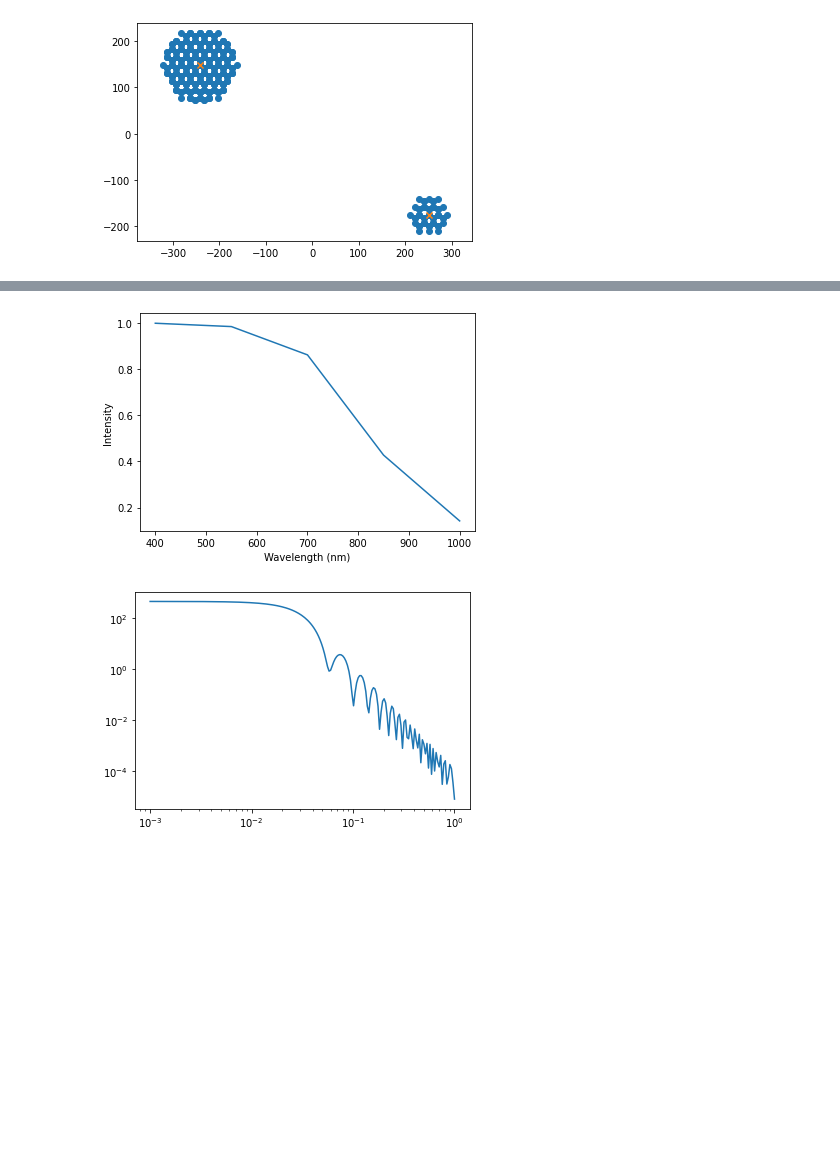
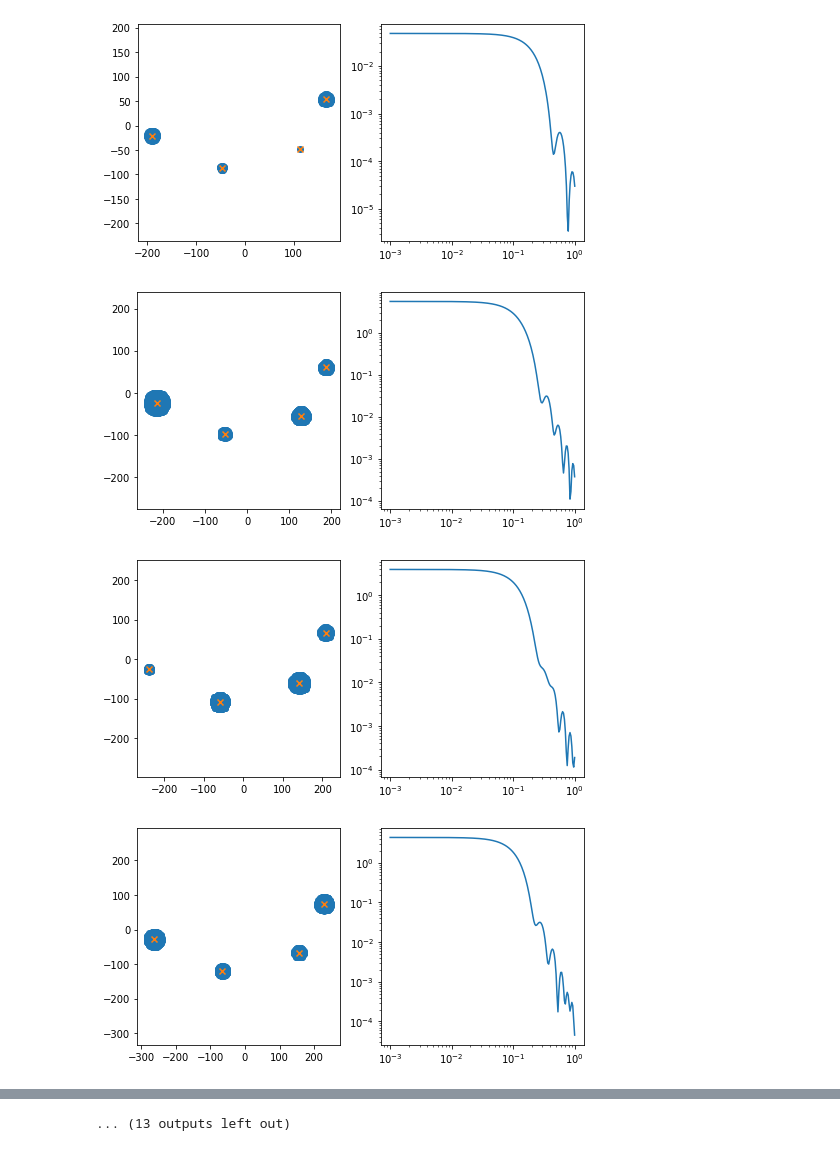
Before and after one commit to pozzo-research-group/HEAD, a Jupyter notebook: notebooks/04-Modelling nanostructure spectra and SAS profiles with polydispersity .ipynb, the cells around one changed output, grey strips where cells are left out. Drawn from its saved outputs; the diff is of its cells as text; code cells hidden in the pictures; blank space fills up the shorter version.

Commit message:
update NB to 1)only change rmu and sigma as variable 2) compare variation in SAS spectra. we will use Hyak branch to check variation in absoprtion spectra

```diff
--- a/notebooks/04-Modelling nanostructure spectra and SAS profiles with polydispersity .ipynb
+++ b/notebooks/04-Modelling nanostructure spectra and SAS profiles with polydispersity .ipynb
@@ -7,3 +8,11 @@ import matplotlib.pyplot as plt
 # %%
-from head import Emulator
-sim = Emulator(r_mu=5)
+sim = Emulator()
+# %%
+X = np.linspace(3,5, num=5)
+Y = np.linspace(1,2, num=5)
+grid = Grid(X,Y)
+fig, ax = plt.subplots()
+ax.scatter(grid.points[:,0], grid.points[:,1])
+ax.set_xlabel(r'$r_{\mu}$')
+ax.set_ylabel(r'$r_{\sigma}$')
+plt.show()
@@ -10,4 +21,15 @@ sim = Emulator(r_mu=5)
 # %%
-sim.plot_structure2d()
+for i in grid:
+    fig, axs = plt.subplots(1,2,figsize=(8,4))
+    sim.make_structure(r_mu=i[0],r_sigma=i[1])
+    sim.plot_structure2d(ax=axs[0])
+    q, pq = sim.get_saxs()
+    axs[1].plot(q, pq)
+    axs[1].set_xscale('log')
+    axs[1].set_yscale('log')
+    plt.show()
 # %% [output]
-[figure, old version]
+[figure, new version]
+[figure, added]
+[figure, added]
+[figure, added]
@@ -14,16 +44 @@ sim.plot_structure2d()
+... (13 outputs left out)
-# %%
-# to reduce the computation, the simulation parameters are adjusted
-wl, I = sim.get_spectrum()
-fig,ax = plt.subplots()
-ax.plot(wl,I)
-ax.set_xlabel('Wavelength (nm)')
-ax.set_ylabel('Intensity')
-plt.show()
-# %% [output]
-[figure, removed]
-# %%
-q, pq = sim.get_saxs()
-plt.loglog(q, pq)
-plt.show()
-# %% [output]
-[figure, removed]
```
Also changed, not shown: parts of 3 cells of this notebook, 4 other files.
